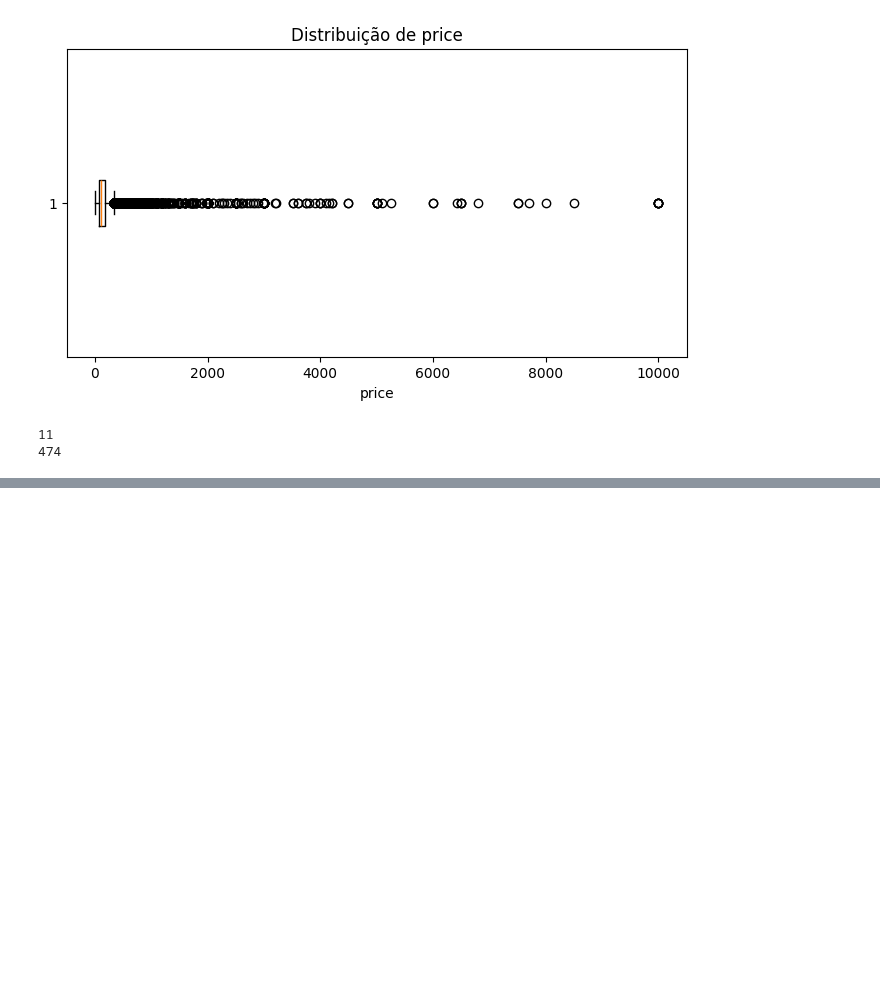
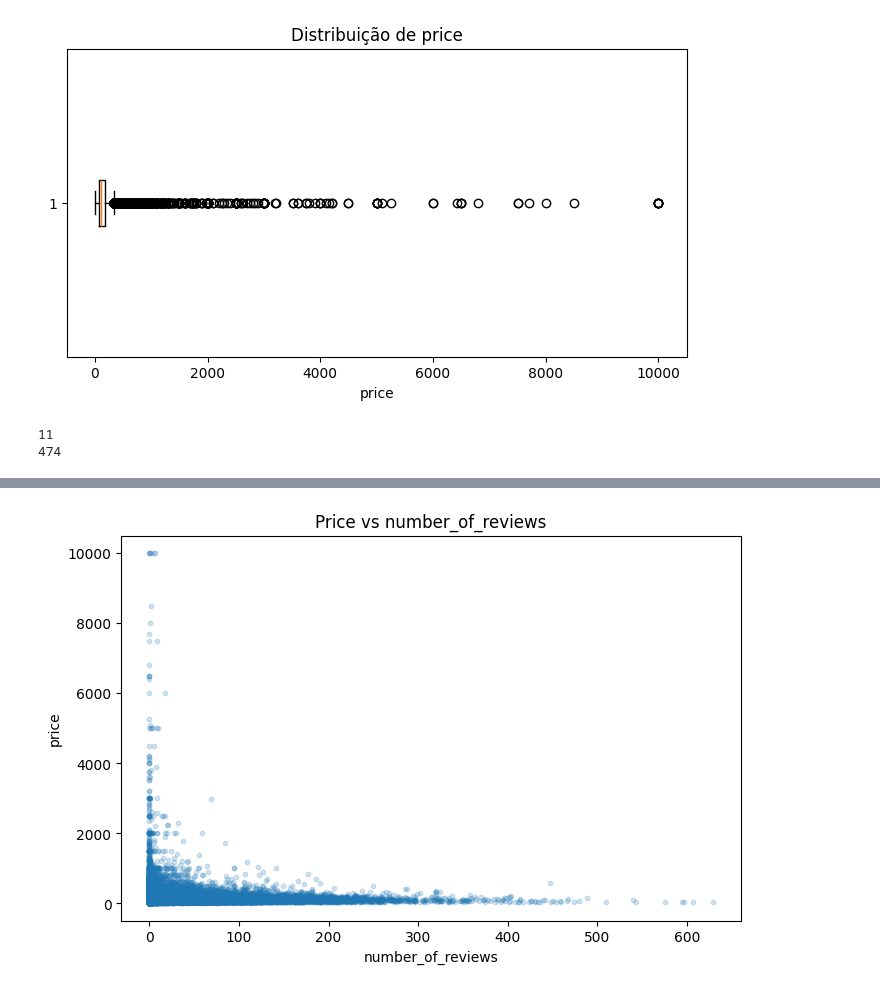
Before and after one commit to anxmarks/nyc-airbnb-analysis, a Jupyter notebook: notebooks/01_eda.ipynb, the cells around one changed output, grey strips where cells are left out. Saved outputs shown, nothing was run; the diff lists cells and outputs as text; code cells hidden in the pictures; blank space fills up the shorter version.

```diff
--- a/notebooks/01_eda.ipynb
+++ b/notebooks/01_eda.ipynb
@@ -125,0 +163,9 @@ df["is_luxury"] = df["price"] > 799
+# %%
+plt.figure(figsize=(8, 5))
+plt.scatter(df["number_of_reviews"], df["price"], alpha=0.2, s=10)
+plt.title("Price vs number_of_reviews")
+plt.xlabel("number_of_reviews")
+plt.ylabel("price")
+plt.show()
+# %% [output]
+[figure, added]
```
Also changed, not shown: parts of 11 cells of this notebook.
